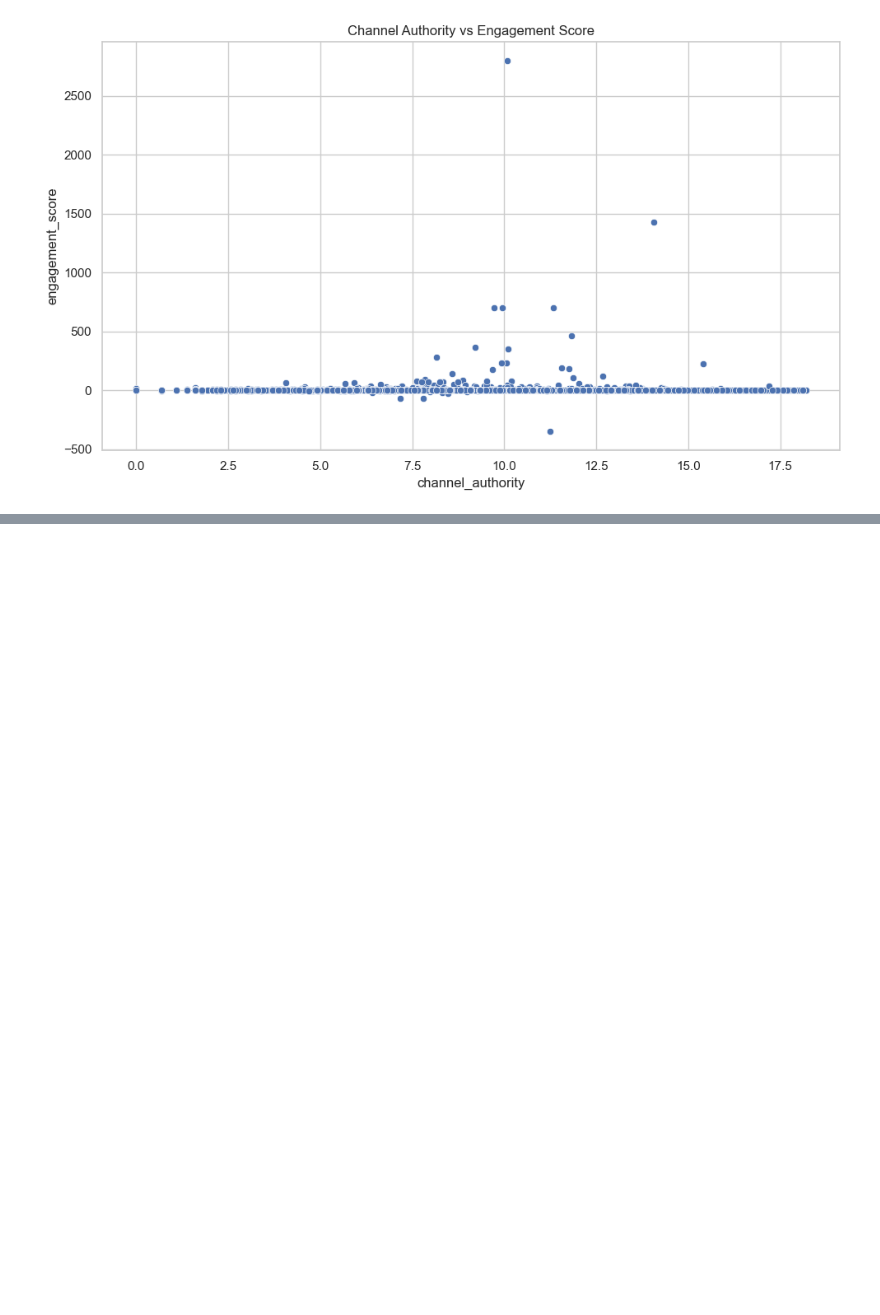
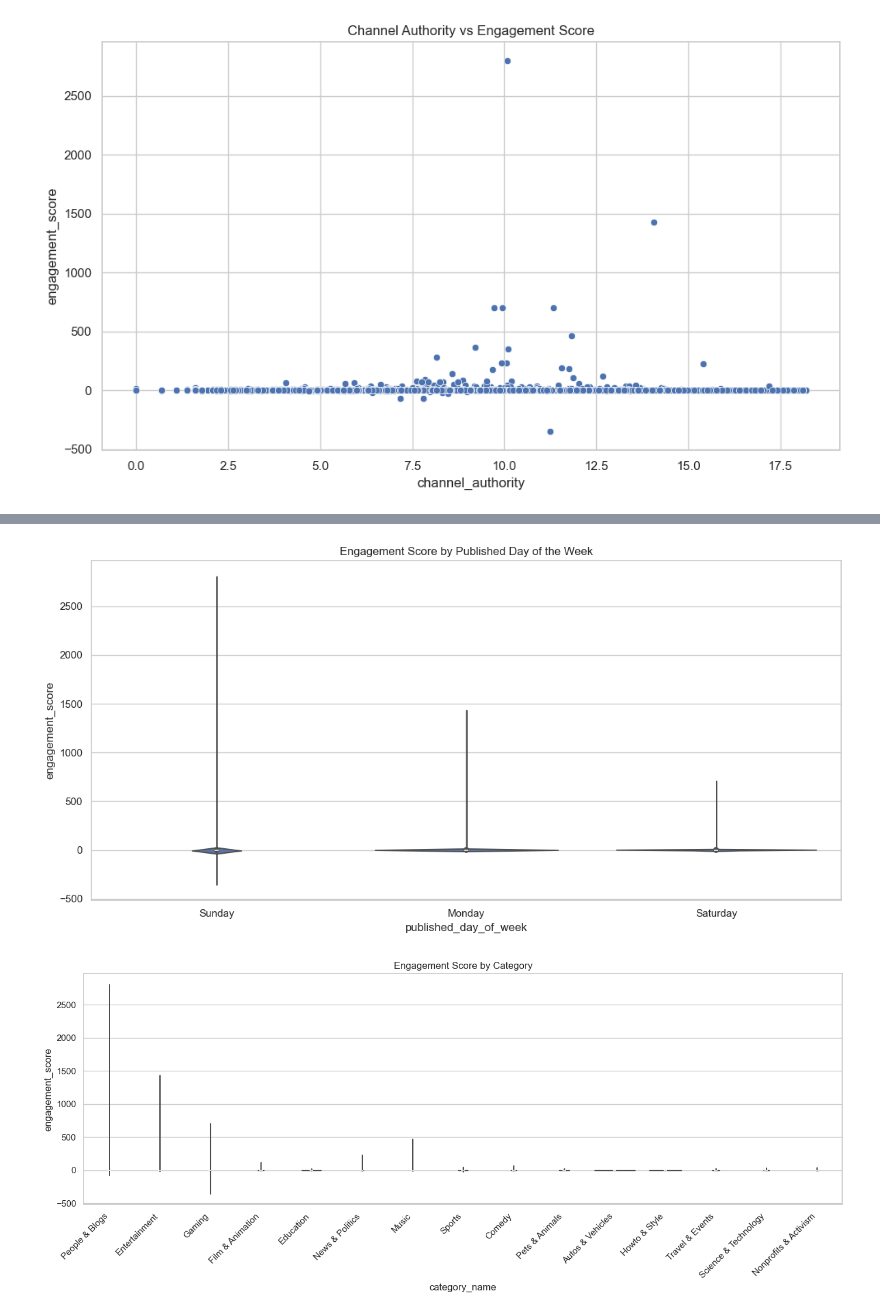
Before and after one commit to DonaldAadithiyan/YT-analytics, a Jupyter notebook: noteboooks/data_visualization.ipynb, the cells around one changed output, grey strips where cells are left out. Saved outputs shown, nothing was run; the diff lists cells and outputs as text; code cells hidden in the pictures; blank space fills up the shorter version.

```diff
--- a/noteboooks/data_visualization.ipynb
+++ b/noteboooks/data_visualization.ipynb
@@ -106,0 +140,18 @@ plt.show()
+# %%
+# Engagement score by published day
+plt.figure(figsize=(12, 6))
+sns.violinplot(x='published_day_of_week', y='engagement_score', data=df)
+plt.title("Engagement Score by Published Day of the Week")
+plt.tight_layout()
+plt.show()
+
+# Engagement score by category
+plt.figure(figsize=(14, 6))
+sns.violinplot(x='category_name', y='engagement_score', data=df, order=df['category_name'].value_counts().index)
+plt.title("Engagement Score by Category")
+plt.xticks(rotation=45, ha='right')
+plt.tight_layout()
+plt.show()
+# %% [output]
+[figure, added]
+[figure, added]
```
Also changed, not shown: parts of 14 cells of this notebook, 3 other files.
